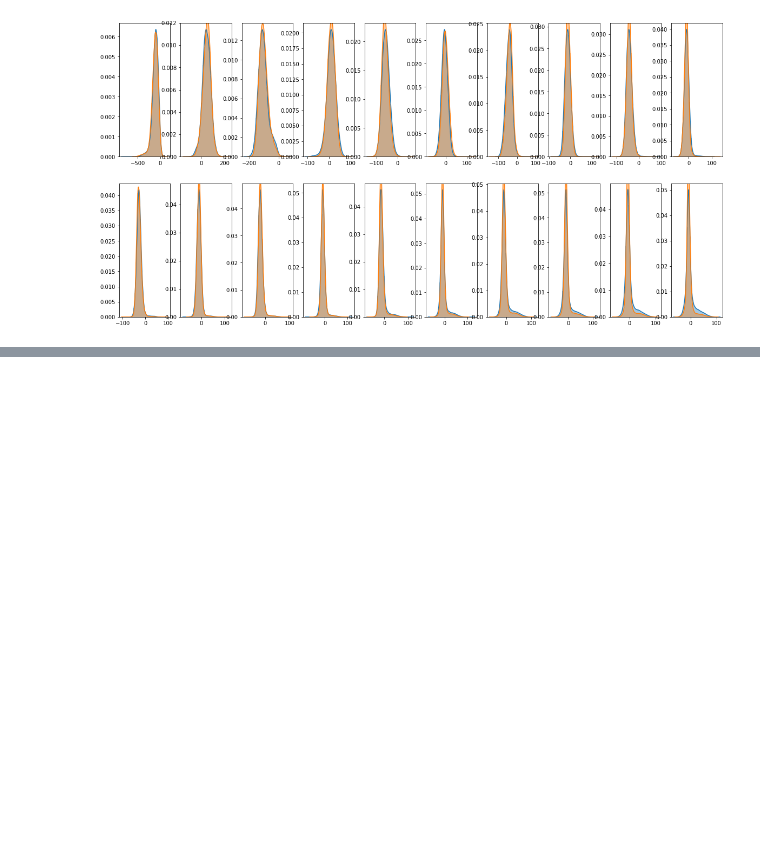
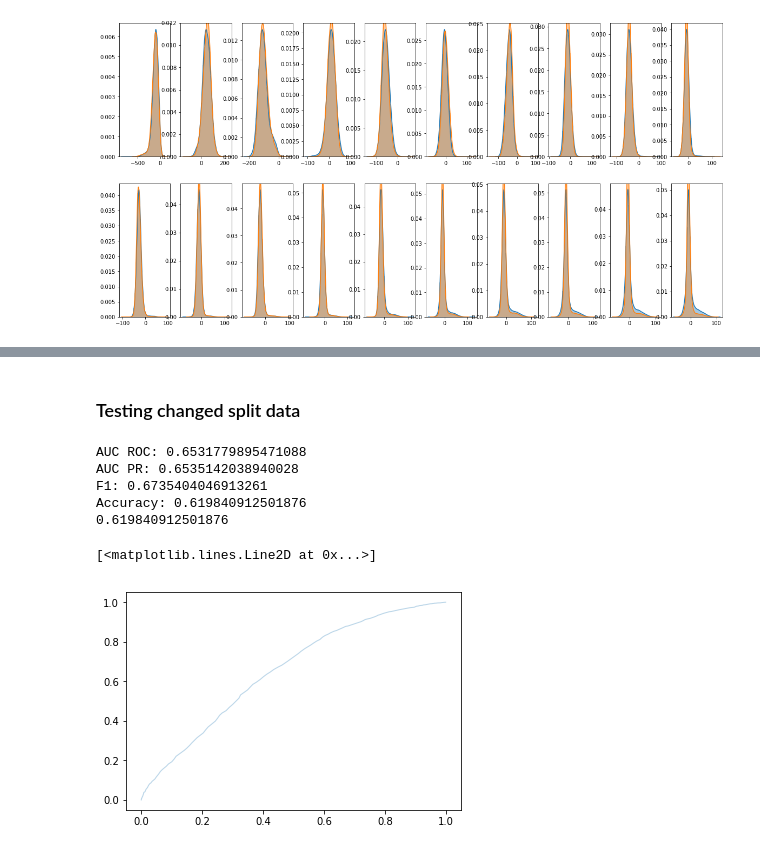
Before and after one commit to khizar-anjum/mPowerAnalysis, a Jupyter notebook: Scripts/Voice/mfccAnalysis.ipynb, the cells around one changed output, grey strips where cells are left out. Cells and saved outputs as stored; diff of their text form; code cells hidden in the pictures; blank space fills up the shorter version.

```diff
--- a/Scripts/Voice/mfccAnalysis.ipynb
+++ b/Scripts/Voice/mfccAnalysis.ipynb
@@ -293,0 +336,2 @@ plt.show()
+# %% [markdown]
+### Testing changed split data
@@ -293,0 +344,38 @@ plt.show()
+# %%
+Y_train = mfccSeries['professional-diagnosis'][mfccSeries['split'] == 'train']
+Y_val = mfccSeries['professional-diagnosis'][mfccSeries['split'] == 'val']
+Y_test = mfccSeries['professional-diagnosis'][mfccSeries['split'] == 'test']
+# %%
+le = preprocessing.LabelEncoder()
+Y_train = le.fit_transform(Y_train)
+Y_val = le.fit_transform(Y_val)
+Y_test = le.fit_transform(Y_test)
+
+X_train = X_train.reshape((X_train.shape[0],-1))
+X_test = X_test.reshape((X_test.shape[0],-1))
+X_val = X_val.reshape((X_val.shape[0],-1))
+# %%
+rfclf = RandomForestClassifier(n_estimators = 200, max_depth = 400, random_state = 42, max_features = 'log2')
+rfclf.fit(X_train,Y_train)
+y_pred = rfclf.predict(X_test);
+# %%
+y_prob = rfclf.predict_proba(X_test);
+print('AUC ROC:',roc_auc_score(Y_test,y_prob[:,1]))
+print('AUC PR:',average_precision_score(Y_test,y_prob[:,1]))
+print('F1:',f1_score(Y_test,y_pred))
+print('Accuracy:',accuracy_score(Y_test,y_pred))
+print(rfclf.score(X_test,Y_test))
+# %% [output]
+AUC ROC: 0.6531779895471088
+AUC PR: 0.6535142038940028
+F1: 0.6735404046913261
+Accuracy: 0.619840912501876
+0.619840912501876
+# %%
+from sklearn.metrics import roc_auc_score, roc_curve, auc
+fpr, tpr, thresholds = roc_curve(Y_test,y_prob[:,1])
+roc_auc = auc(fpr,tpr)
+plt.plot(fpr,tpr,lw=1,alpha=0.3,label='ROC (AUC = %0.2f)'%roc_auc)
+# %% [output]
+[<matplotlib.lines.Line2D at 0x...>]
+[figure, added]
```
Also changed, not shown: parts of 18 cells of this notebook, 8 other files.
